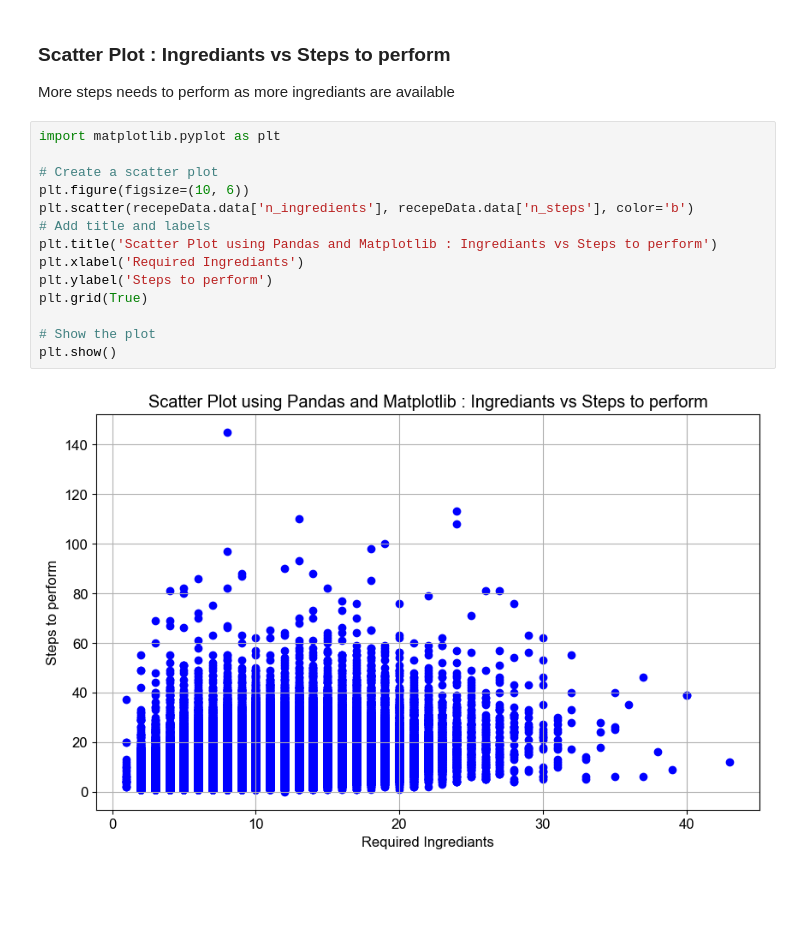
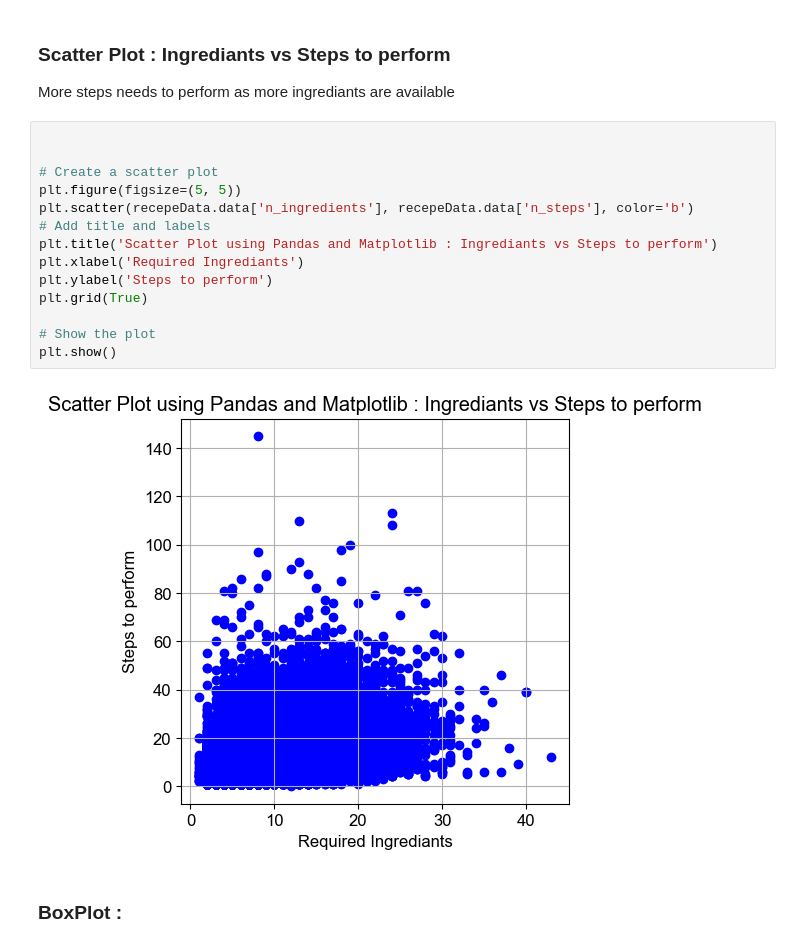
Before and after one commit to khushbunlad/PROG8431, a Jupyter notebook: Workshop2.ipynb, the cells around one changed output. Saved outputs shown, nothing was run; the diff lists cells and outputs as text; blank space fills up the shorter version.

Commit message:
Updated graph modifications

```diff
--- a/Workshop2.ipynb
+++ b/Workshop2.ipynb
@@ -146,19 +188,21 @@ Mode            :        8.00 ingrediants
 
 More steps needs to perform as more ingrediants are available
 # %%
-import matplotlib.pyplot as plt
+
 
 # Create a scatter plot
-plt.figure(figsize=(10, 6))
+plt.figure(figsize=(5, 5))
 plt.scatter(recepeData.data['n_ingredients'], recepeData.data['n_steps'], color='b')
 # Add title and labels
 plt.title('Scatter Plot using Pandas and Matplotlib : Ingrediants vs Steps to perform')
 plt.xlabel('Required Ingrediants')
 plt.ylabel('Steps to perform')
 plt.grid(True)
 
 # Show the plot
 plt.show()
 # %% [output]
-[figure, old version]
+[figure, new version]
+# %% [markdown]
+### BoxPlot :
 # %%
```
Also changed, not shown: parts of 16 cells of this notebook.
